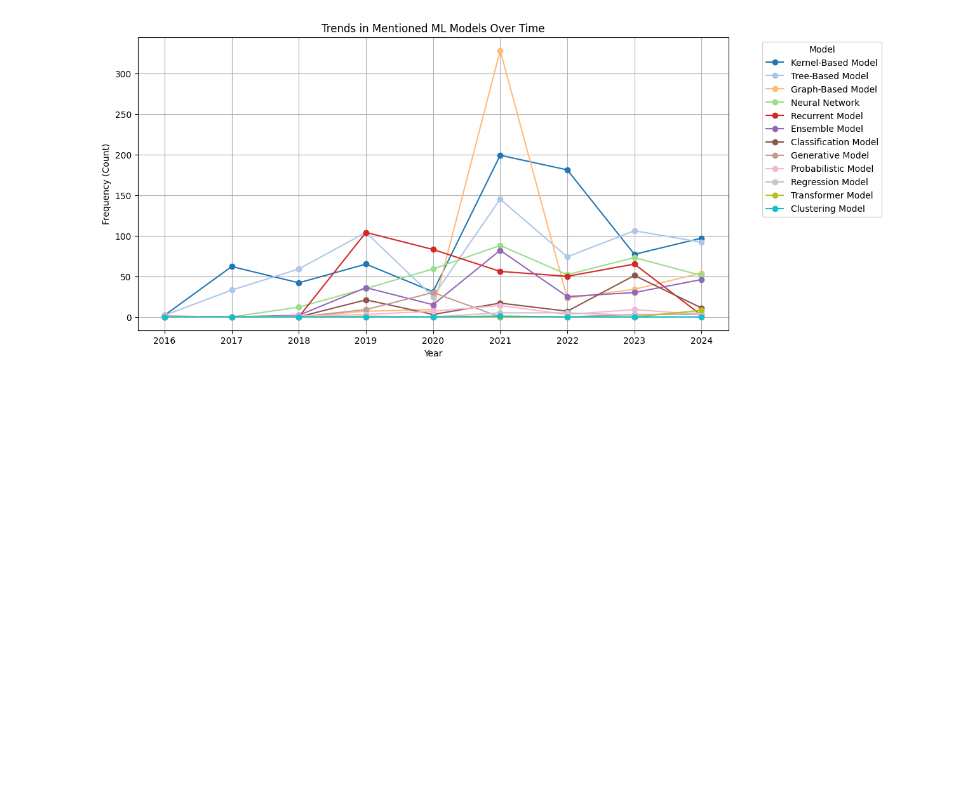
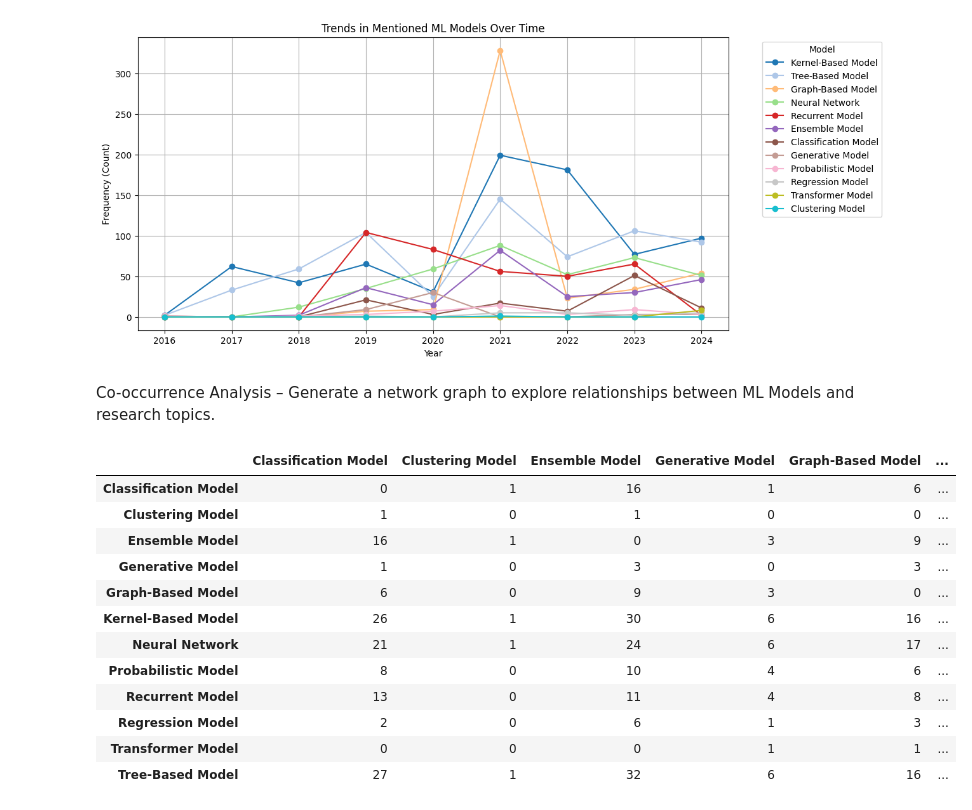
Before and after one commit to seyedrezamirkhani/ml-lncRNA, a Jupyter notebook: src/notebooks/part-03-finding-ML-methods-with-rules/12-analyse-search-results.ipynb, the cells around one changed output. Cells and saved outputs as stored; diff of their text form; code cells hidden in the pictures; blank space fills up the shorter version.

```diff
--- a/src/notebooks/part-03-finding-ML-methods-with-rules/12-analyse-search-results.ipynb
+++ b/src/notebooks/part-03-finding-ML-methods-with-rules/12-analyse-search-results.ipynb
@@ -771,3 +778,5 @@ plot_category_over_time(df=ml_trend_pivot_df,
 # %% [output]
 <Figure size 1200x600 with 0 Axes>
 [figure]
+# %% [markdown]
+Co-occurrence Analysis – Generate a network graph to explore relationships between ML Models and research topics.
@@ -773,0 +785,16 @@ plot_category_over_time(df=ml_trend_pivot_df,
+# %%
+co_occurrence_matrix_category
+# %% [output]
+|  | Classification Model | Clustering Model | Ensemble Model | Generative Model | Graph-Based Model | ... |
+| Classification Model | 0 | 1 | 16 | 1 | 6 | ... |
+| Clustering Model | 1 | 0 | 1 | 0 | 0 | ... |
+| Ensemble Model | 16 | 1 | 0 | 3 | 9 | ... |
+| Generative Model | 1 | 0 | 3 | 0 | 3 | ... |
+| Graph-Based Model | 6 | 0 | 9 | 3 | 0 | ... |
+| Kernel-Based Model | 26 | 1 | 30 | 6 | 16 | ... |
+| Neural Network | 21 | 1 | 24 | 6 | 17 | ... |
+| Probabilistic Model | 8 | 0 | 10 | 4 | 6 | ... |
+| Recurrent Model | 13 | 0 | 11 | 4 | 8 | ... |
+| Regression Model | 2 | 0 | 6 | 1 | 3 | ... |
+| Transformer Model | 0 | 0 | 0 | 1 | 1 | ... |
+| Tree-Based Model | 27 | 1 | 32 | 6 | 16 | ... |
```
Also changed, not shown: parts of 12 cells of this notebook.
